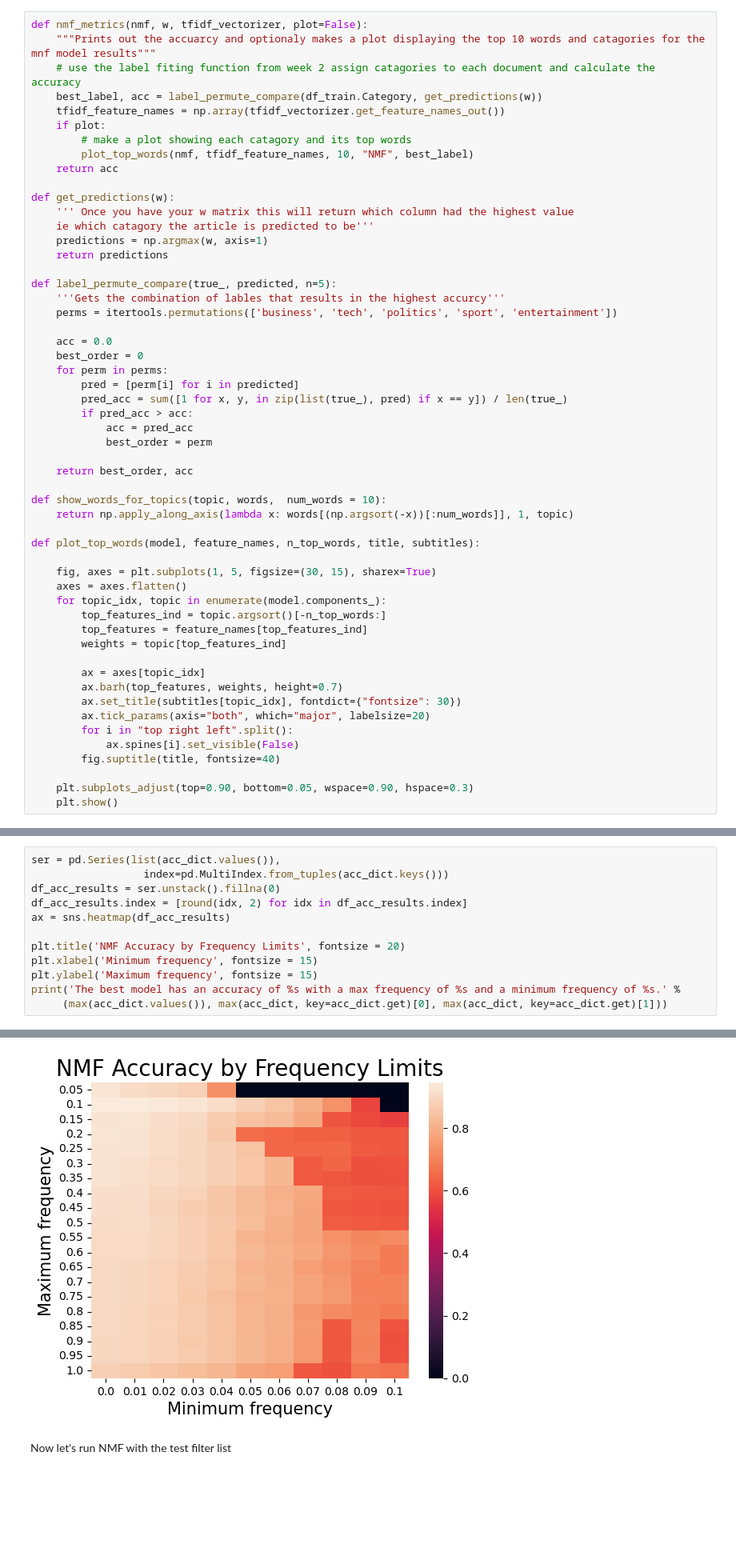
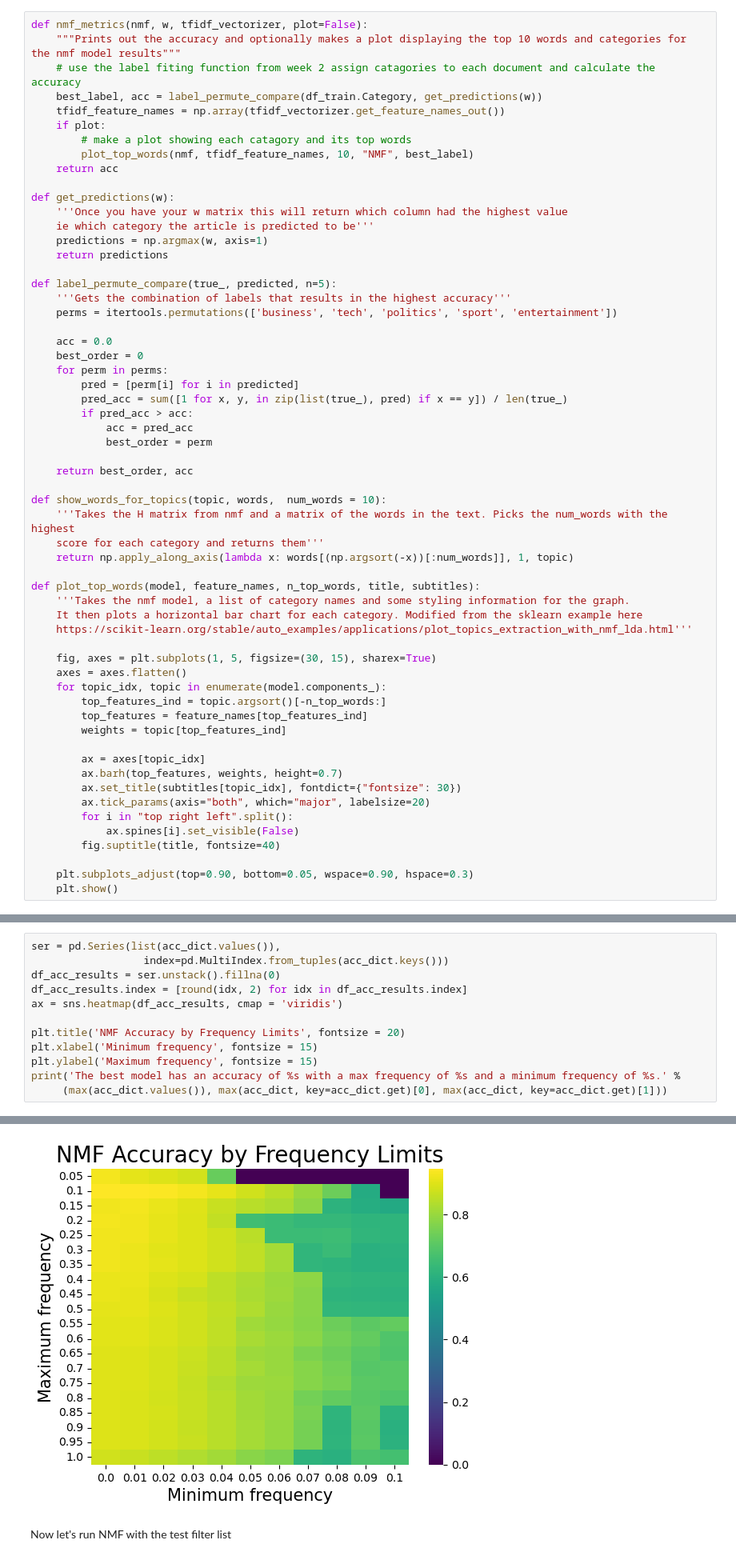
Before and after one commit to BenKupernik/CSCA-5632-Week-4, a Jupyter notebook: Main.ipynb, the cells around one changed output, grey strips where cells are left out. Shown at 80% size. Saved outputs shown, nothing was run; the diff lists cells and outputs as text; blank space fills up the shorter version.

```diff
--- a/Main.ipynb
+++ b/Main.ipynb
@@ -11,6 +16,6 @@ import seaborn as sns
 # %%
 def nmf_metrics(nmf, w, tfidf_vectorizer, plot=False):
-    """Prints out the accuarcy and optionaly makes a plot displaying the top 10 words and catagories for the mnf model results"""
+    """Prints out the accuracy and optionally makes a plot displaying the top 10 words and categories for the nmf model results"""
     # use the label fiting function from week 2 assign catagories to each document and calculate the accuracy
     best_label, acc = label_permute_compare(df_train.Category, get_predictions(w))
     tfidf_feature_names = np.array(tfidf_vectorizer.get_feature_names_out())
@@ -20,13 +25,13 @@ def nmf_metrics(nmf, w, tfidf_vectorizer, plot=False):
     return acc
 
 def get_predictions(w):
-    ''' Once you have your w matrix this will return which column had the highest value
-    ie which catagory the article is predicted to be'''
+    '''Once you have your w matrix this will return which column had the highest value
+    ie which category the article is predicted to be'''
     predictions = np.argmax(w, axis=1)
     return predictions
 
 def label_permute_compare(true_, predicted, n=5):
-    '''Gets the combination of lables that results in the highest accurcy'''
+    '''Gets the combination of labels that results in the highest accuracy'''
     perms = itertools.permutations(['business', 'tech', 'politics', 'sport', 'entertainment'])
 
     acc = 0.0
@@ -41,9 +46,14 @@ def label_permute_compare(true_, predicted, n=5):
     return best_order, acc
 
 def show_words_for_topics(topic, words,  num_words = 10):
+    '''Takes the H matrix from nmf and a matrix of the words in the text. Picks the num_words with the highest
+    score for each category and returns them'''
     return np.apply_along_axis(lambda x: words[(np.argsort(-x))[:num_words]], 1, topic)
 
 def plot_top_words(model, feature_names, n_top_words, title, subtitles):
+    '''Takes the nmf model, a list of category names and some styling information for the graph.
+    It then plots a horizontal bar chart for each category. Modified from the sklearn example here
+    https://scikit-learn.org/stable/auto_examples/applications/plot_topics_extraction_with_nmf_lda.html'''
 
     fig, axes = plt.subplots(1, 5, figsize=(30, 15), sharex=True)
     axes = axes.flatten()
@@ -117,18 +127,18 @@ for max_df in max_df_list:
 # %%
 ser = pd.Series(list(acc_dict.values()),
                   index=pd.MultiIndex.from_tuples(acc_dict.keys()))
 df_acc_results = ser.unstack().fillna(0)
 df_acc_results.index = [round(idx, 2) for idx in df_acc_results.index]
-ax = sns.heatmap(df_acc_results)
+ax = sns.heatmap(df_acc_results, cmap = 'viridis')
 
 plt.title('NMF Accuracy by Frequency Limits', fontsize = 20)
 plt.xlabel('Minimum frequency', fontsize = 15)
 plt.ylabel('Maximum frequency', fontsize = 15)
 print('The best model has an accuracy of %s with a max frequency of %s and a minimum frequency of %s.' %
      (max(acc_dict.values()), max(acc_dict, key=acc_dict.get)[0], max(acc_dict, key=acc_dict.get)[1]))
 # %% [output]
 The best model has an accuracy of 0.9456375838926174 with a max frequency of 0.1 and a minimum frequency of 0.01.
-[figure, old version]
+[figure, new version]
 # %% [markdown]
 Now let's run NMF with the test filter list
 # %%
```
Also changed, not shown: parts of 10 cells of this notebook, 2 other files.
